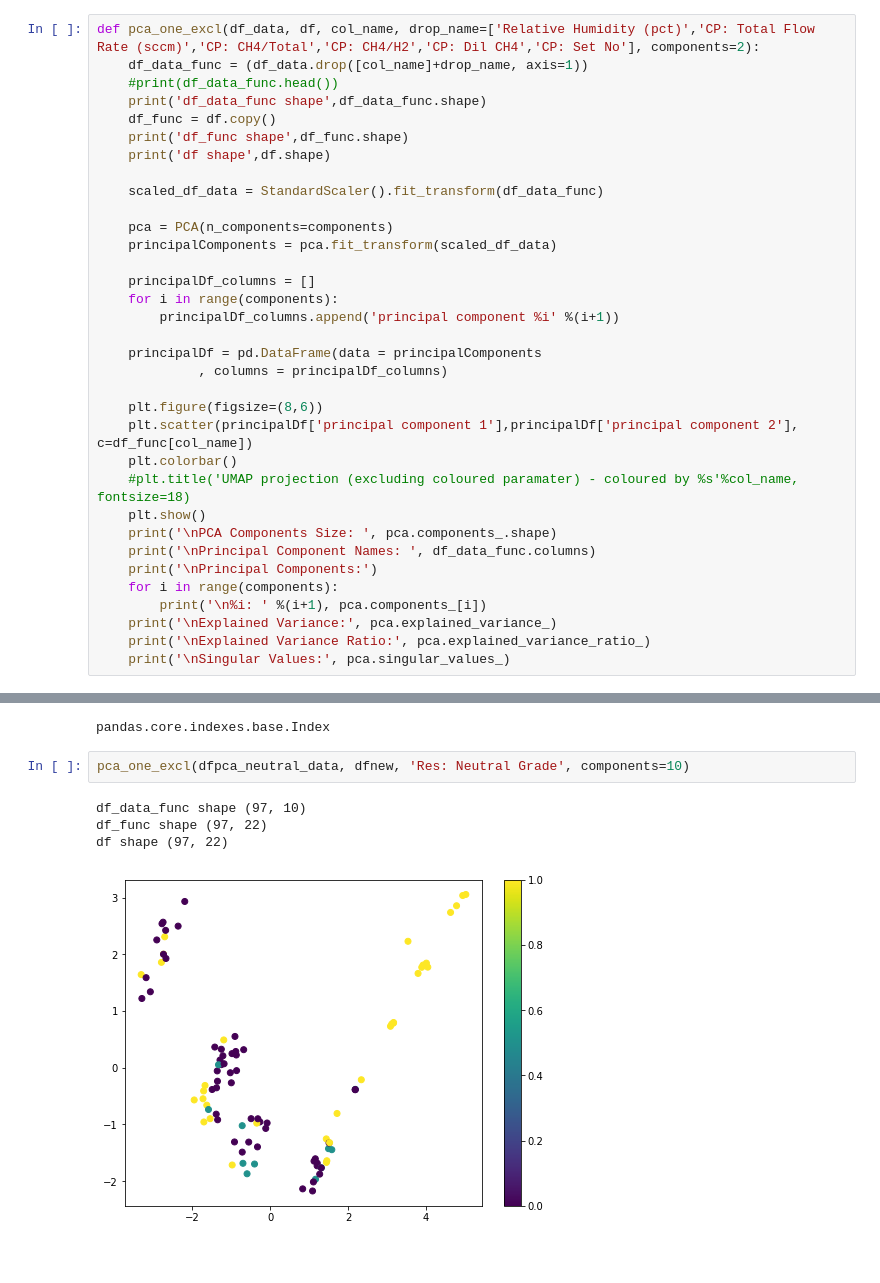
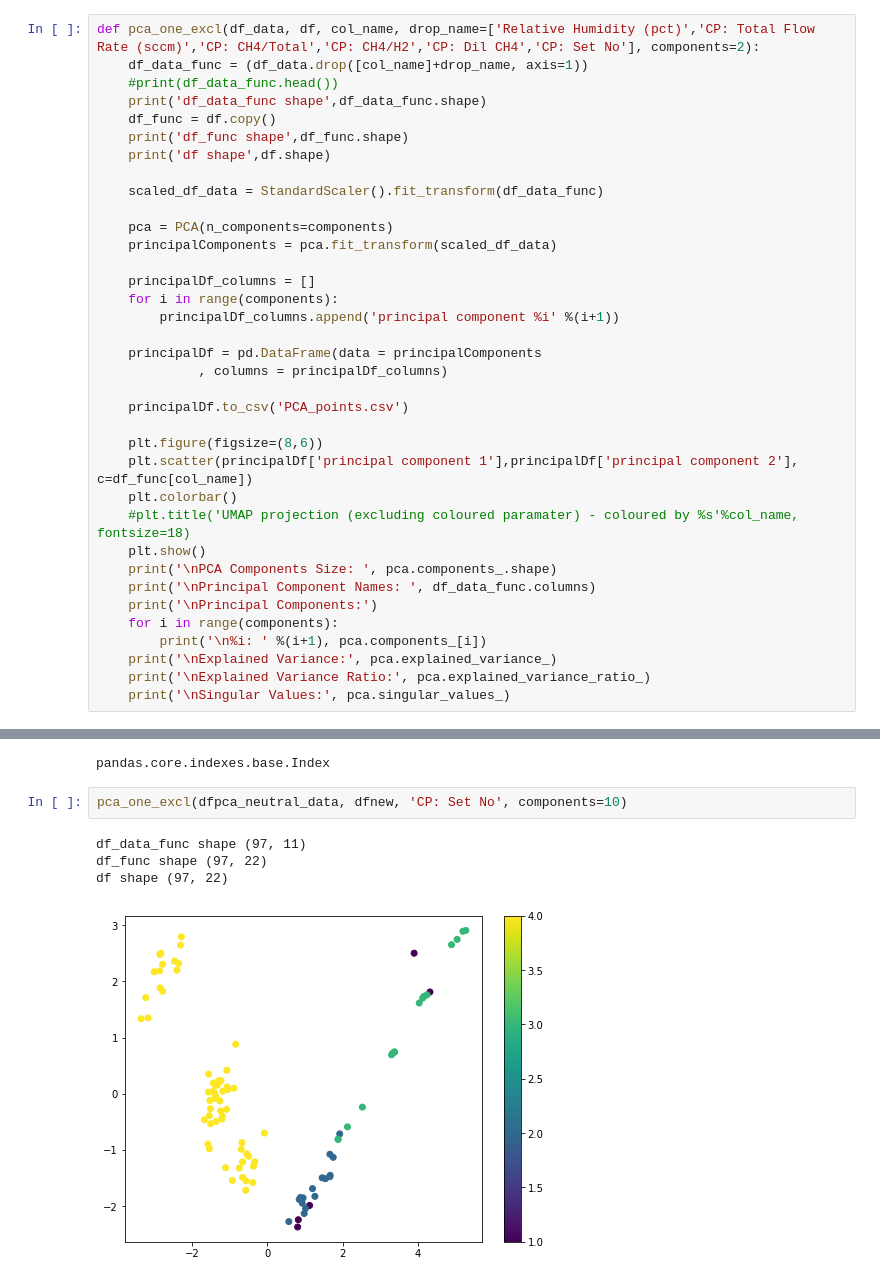
Before and after one commit to AagamShah97/DoE_Analysis, a Jupyter notebook: analysis/UMAP_DoE_1-4.ipynb, the cells around one changed output, grey strips where cells are left out. Cells and saved outputs as stored; diff of their text form.

```diff
--- a/analysis/UMAP_DoE_1-4.ipynb
+++ b/analysis/UMAP_DoE_1-4.ipynb
@@ -417,6 +417,8 @@ def pca_one_excl(df_data, df, col_name, drop_name=['Relative Humidity (pct)','CP
     principalDf = pd.DataFrame(data = principalComponents
              , columns = principalDf_columns)
 
+    principalDf.to_csv('PCA_points.csv')
+
     plt.figure(figsize=(8,6))
     plt.scatter(principalDf['principal component 1'],principalDf['principal component 2'], c=df_func[col_name])
     plt.colorbar()
@@ -438,9 +440,9 @@ type(dfpca_neutral_data.columns)
 a
 pandas.core.indexes.base.Index
 # %%
-pca_one_excl(dfpca_neutral_data, dfnew, 'Res: Neutral Grade', components=10)
+pca_one_excl(dfpca_neutral_data, dfnew, 'CP: Set No', components=10)
 # %% [output]
-df_data_func shape (97, 10)
+df_data_func shape (97, 11)
 df_func shape (97, 22)
 df shape (97, 22)
-[figure, old version]
+[figure, new version]
```
Also changed, not shown: parts of 20 cells of this notebook, 2 other files.
